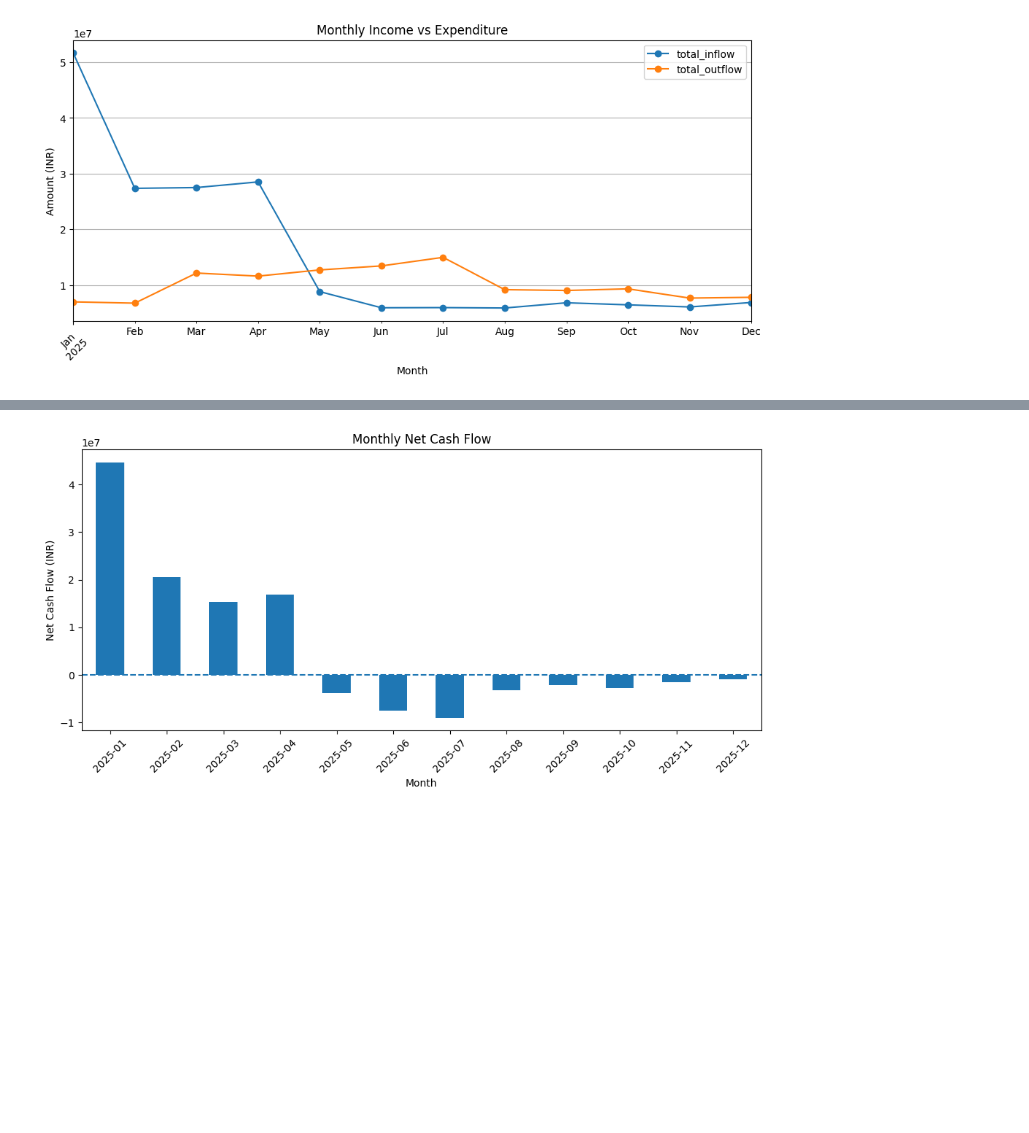
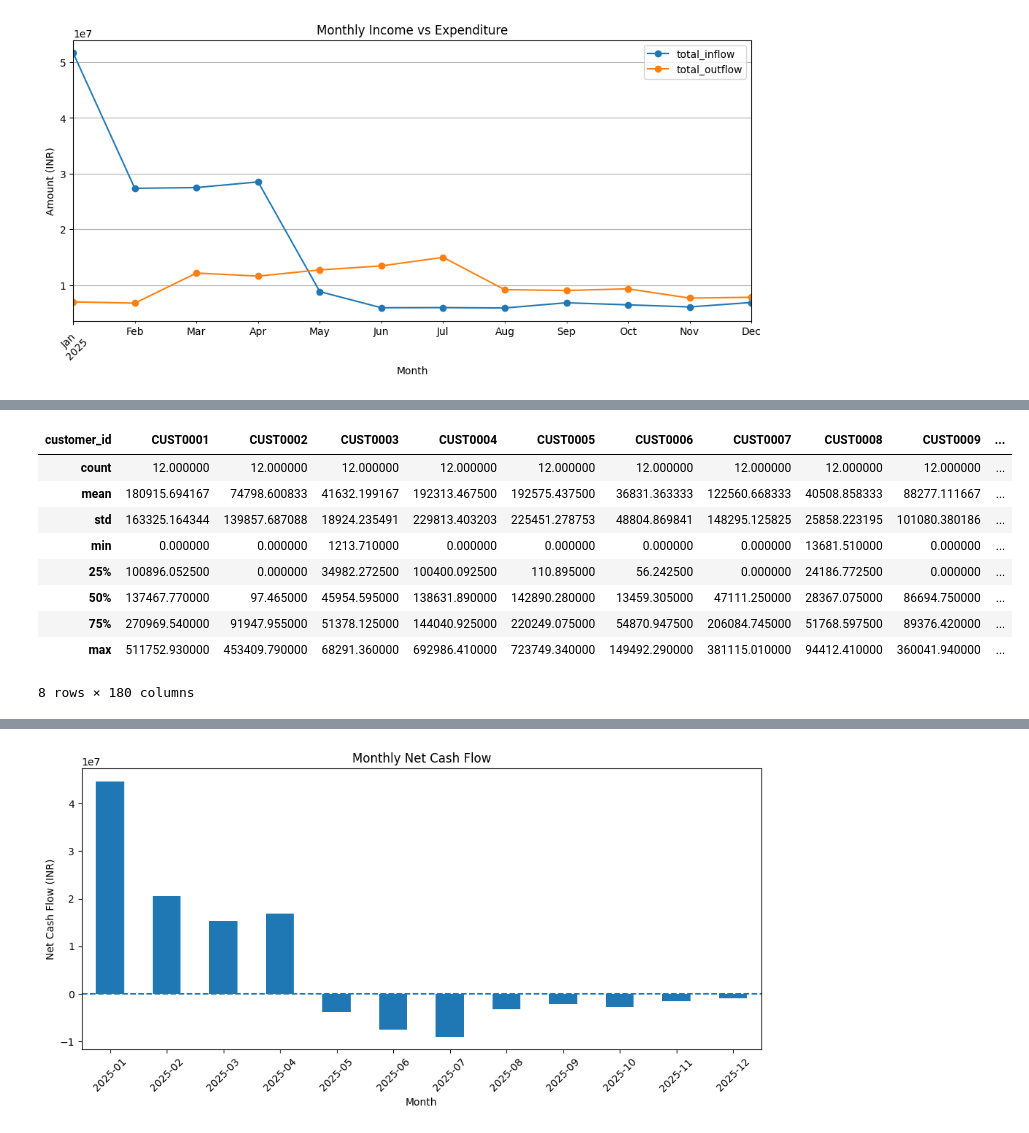
Before and after one commit to ReinSoup/Financial-Transaction-Intelligence, a Jupyter notebook: notebooks/v2_EDA.ipynb, the cells around one changed output, grey strips where cells are left out. Cells and saved outputs as stored; diff of their text form; code cells hidden in the pictures; blank space fills up the shorter version.

```diff
--- a/notebooks/v2_EDA.ipynb
+++ b/notebooks/v2_EDA.ipynb
@@ -298,0 +323,15 @@ plt.show()
+# %%
+monthly_credit_by_customer = credit_transactions.groupby([credit_transactions["date"].dt.to_period("M"), "customer_id"])["amount"].sum().unstack(fill_value=0)
+
+monthly_credit_by_customer.describe()
+# %% [output]
+| customer_id | CUST0001 | CUST0002 | CUST0003 | CUST0004 | CUST0005 | CUST0006 | CUST0007 | CUST0008 | CUST0009 | ... |
+| count | 12.000000 | 12.000000 | 12.000000 | 12.000000 | 12.000000 | 12.000000 | 12.000000 | 12.000000 | 12.000000 | ... |
+| mean | 180915.694167 | 74798.600833 | 41632.199167 | 192313.467500 | 192575.437500 | 36831.363333 | 122560.668333 | 40508.858333 | 88277.111667 | ... |
+| std | 163325.164344 | 139857.687088 | 18924.235491 | 229813.403203 | 225451.278753 | 48804.869841 | 148295.125825 | 25858.223195 | 101080.380186 | ... |
+| min | 0.000000 | 0.000000 | 1213.710000 | 0.000000 | 0.000000 | 0.000000 | 0.000000 | 13681.510000 | 0.000000 | ... |
+| 25% | 100896.052500 | 0.000000 | 34982.272500 | 100400.092500 | 110.895000 | 56.242500 | 0.000000 | 24186.772500 | 0.000000 | ... |
+| 50% | 137467.770000 | 97.465000 | 45954.595000 | 138631.890000 | 142890.280000 | 13459.305000 | 47111.250000 | 28367.075000 | 86694.750000 | ... |
+| 75% | 270969.540000 | 91947.955000 | 51378.125000 | 144040.925000 | 220249.075000 | 54870.947500 | 206084.745000 | 51768.597500 | 89376.420000 | ... |
+| max | 511752.930000 | 453409.790000 | 68291.360000 | 692986.410000 | 723749.340000 | 149492.290000 | 381115.010000 | 94412.410000 | 360041.940000 | ... |
+8 rows × 180 columns
```
Also changed, not shown: parts of 6 cells of this notebook.
